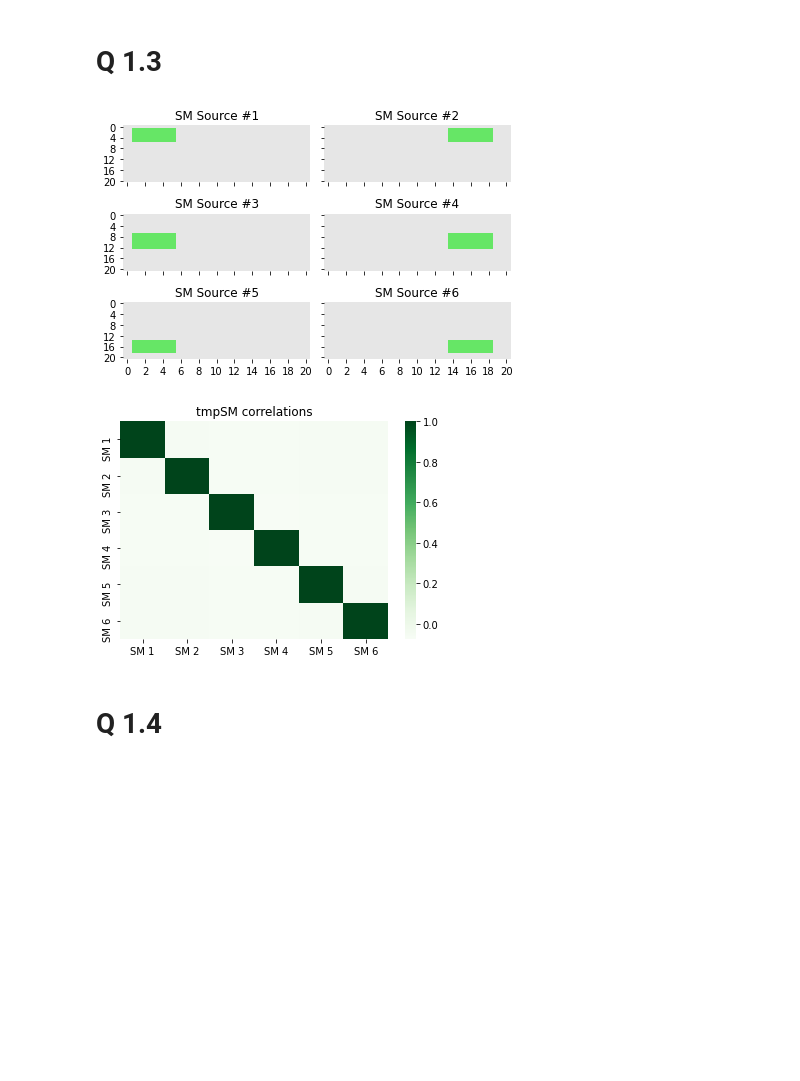
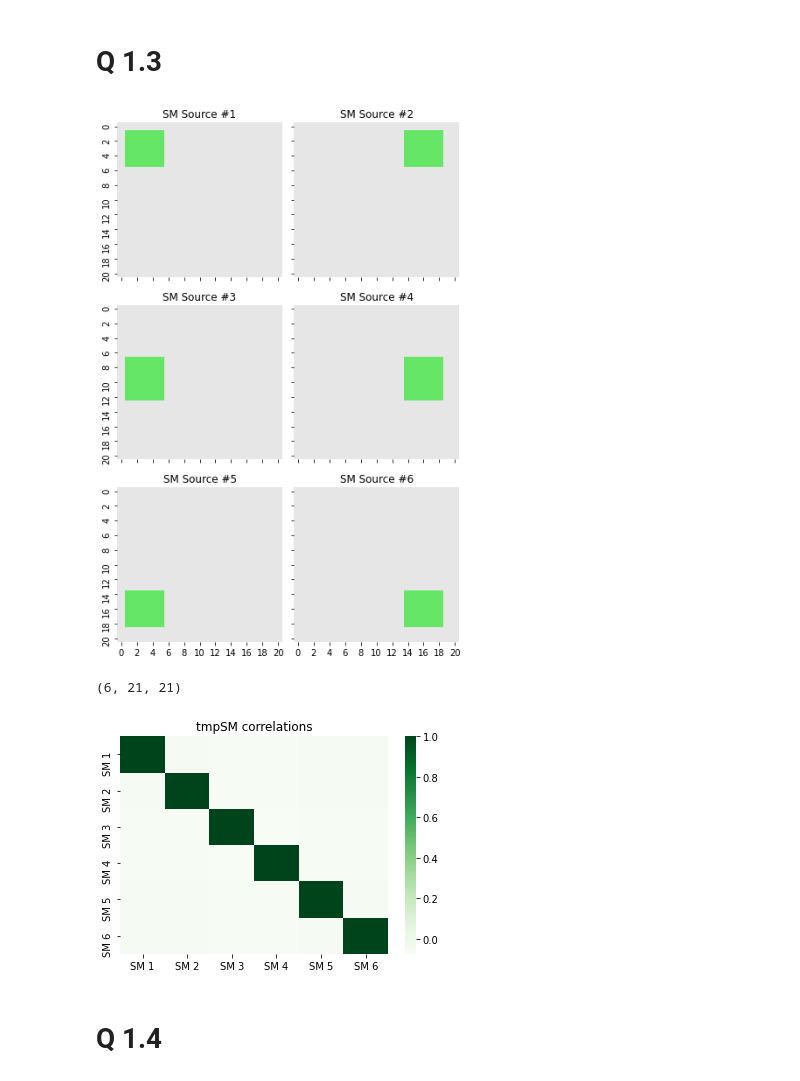
Before and after one commit to Sorgl0s/MAST30034_Assignment1, a Jupyter notebook: Assignment 1 JPNB.ipynb, the cells around one changed output. Drawn from its saved outputs; the diff is of its cells as text; code cells hidden in the pictures; blank space fills up the shorter version.

```diff
--- a/Assignment 1 JPNB.ipynb
+++ b/Assignment 1 JPNB.ipynb
@@ -76,23 +77,23 @@ tmpSM = np.array([tmp1, tmp2, tmp3, tmp4, tmp5, tmp6])
 # %%
 # Plot tmpSM sources.
 
 colors = ((0.9, 0.9, 0.9), (0.4, 0.9, 0.4))
 cmap = LinearSegmentedColormap.from_list('Custom', colors, len(colors))
-fig, axis = plt.subplots(3, 2, sharex = "col", sharey = "row")
+fig, axis = plt.subplots(3, 2, sharex = "col", sharey = "row", figsize = (6, 9))
 
 for i in range(6):
     sns.heatmap(tmpSM[i], cmap = cmap, ax = axis[int(i/2)][i%2], cbar = False)
     axis[int(i/2), i%2].set_title("SM Source #" + str(i + 1))
 
 
 fig.tight_layout()
 plt.show()
 # %% [output]
-[figure, old version]
+[figure, new version]
 # %%
 # Plot tmpSMs correlations.
 
-SM = np.reshape(tmpSM, (6, 441))
+SM = tmpSM.swapaxes(1, 2).reshape(6, 441)
 
 corr = np.corrcoef(SM)
 labels = ["SM " + str(i) for i in range(1, 7)]
@@ -100,6 +101,7 @@ fig = sns.heatmap(corr, cmap = 'Greens', xticklabels = labels, yticklabels = lab
 fig.set_title("tmpSM correlations")
 plt.show()
 # %% [output]
+(6, 21, 21)
 [figure]
 # %% [markdown]
 <h1>Q 1.4</h1>
```
Also changed, not shown: parts of 18 cells of this notebook.
